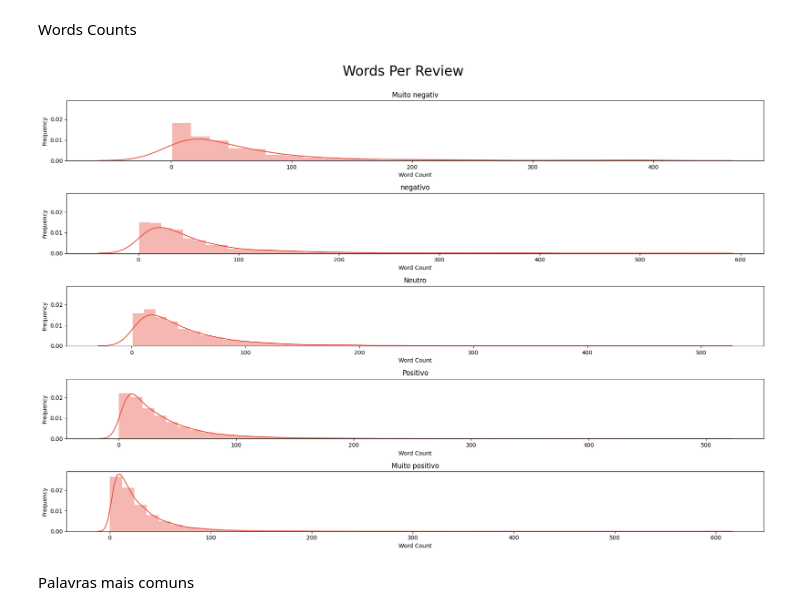
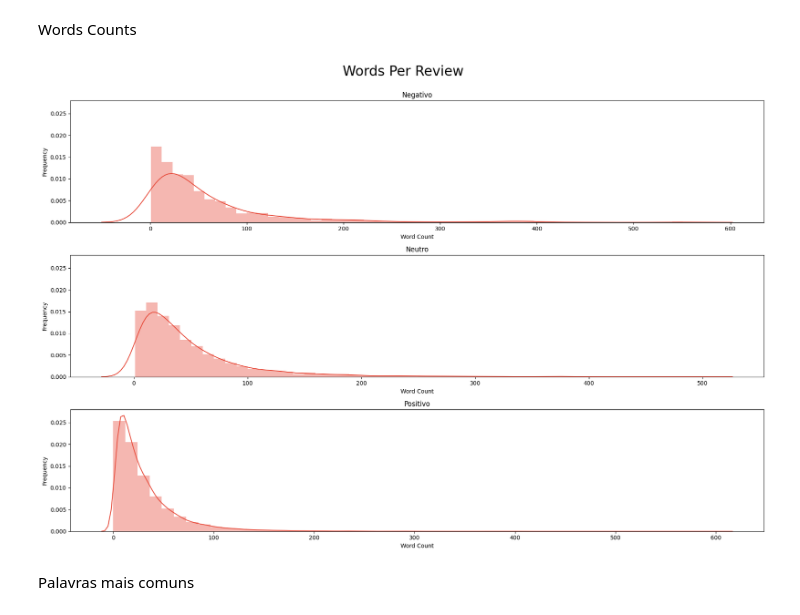
Before and after one commit to higordevellard/hotel_sentiment_analysis, a Jupyter notebook: NLP_Hotel_Reviews.ipynb, the cells around one changed output. Drawn from its saved outputs; the diff is of its cells as text; code cells hidden in the pictures.

```diff
--- a/NLP_Hotel_Reviews.ipynb
+++ b/NLP_Hotel_Reviews.ipynb
@@ -268,31 +268,23 @@ dataset.head()
 Considerando que no atributo "Reviewer_Score" é dada uma nota ao hotel, será dado uma classificação para cada faixa de nota.
 # %%
 def assign_value(x):
-    if x < 3:
+    if x < 4:
         return 0
-    elif x >= 3 and x < 5:
+    elif x >= 4 and x < 6:
         return 1
-    elif x >= 5 and x < 6:
+    elif x >= 6:
         return 2
-    elif x >= 6 and x < 8:
-        return 3
-    else:
-        return 4
 
 dataset["review_classification"] = dataset["Reviewer_Score"].apply(assign_value)
 # %%
 # label to name
 def label2name(x):
     if x == 0:
-        return "Muito Negativo"
+        return "Negativo"
     if x == 1:
-        return "Negativo"
+        return "Neutro"
     if x == 2:
-        return "Neutro"
-    if x == 3:
         return "Positivo"
-    if x == 4:
-        return "Muito Positivo"
 # %%
 dataset_2 = dataset[["review", "Average_Score", "review_classification"]]
 dataset_2["label_name"] = dataset_2["review_classification"].apply(lambda x: label2name(x))
@@ -523,32 +503,25 @@ plot_dist3(dataset_2[dataset_2['review_classification'] == 2], 'Character Count'
 # %% [markdown]
 Words Counts
 # %%
-def plot_word_number_histogram(texta, textyb, textc, textd, texte):
+def plot_word_number_histogram(texta, textyb, textc):
 
     """A function for comparing word counts"""
 
-    fig, axes = plt.subplots(ncols=1, nrows=5, figsize=(18, 12), sharey=True)
+    fig, axes = plt.subplots(ncols=1, nrows=3, figsize=(18, 12), sharey=True)
     sns.distplot(texta.str.split().map(lambda x: len(x)), ax=axes[0], color='#e74c3c')
     sns.distplot(textyb.str.split().map(lambda x: len(x)), ax=axes[1], color='#e74c3c')
     sns.distplot(textc.str.split().map(lambda x: len(x)), ax=axes[2], color='#e74c3c')
-    sns.distplot(textd.str.split().map(lambda x: len(x)), ax=axes[3], color='#e74c3c')
-    sns.distplot(texte.str.split().map(lambda x: len(x)), ax=axes[4], color='#e74c3c')
+
 
     axes[0].set_xlabel('Word Count')
     axes[0].set_ylabel('Frequency')
-    axes[0].set_title('Muito negativ')
+    axes[0].set_title('Negativo')
     axes[1].set_xlabel('Word Count')
     axes[1].set_ylabel('Frequency')
-    axes[1].set_title('negativo')
+    axes[1].set_title('Neutro')
     axes[2].set_xlabel('Word Count')
     axes[2].set_ylabel('Frequency')
-    axes[2].set_title('Neutro')
-    axes[3].set_xlabel('Word Count')
-    axes[3].set_ylabel('Frequency')
-    axes[3].set_title('Positivo')
-    axes[4].set_xlabel('Word Count')
-    axes[4].set_ylabel('Frequency')
-    axes[4].set_title('Muito positivo')
+    axes[2].set_title('Positivo')
 
     fig.suptitle('Words Per Review', fontsize=24, va='baseline')
 
@@ -556,12 +529,10 @@ def plot_word_number_histogram(texta, textyb, textc, textd, texte):
 # %%
 plot_word_number_histogram(dataset_2[dataset_2['review_classification'] == 0]['review'],
                            dataset_2[dataset_2['review_classification'] == 1]['review'],
                            dataset_2[dataset_2['review_classification'] == 2]['review'],
-                           dataset_2[dataset_2['review_classification'] == 3]['review'],
-                           dataset_2[dataset_2['review_classification'] == 4]['review'],
                           )
 # %% [output]
-[figure, old version]
+[figure, new version]
 # %%
 # remove punk
 dataset_2['tokenized_review'] = dataset_2['tokenized_review'].apply(lambda x: remove_punct(x))
```
Also changed, not shown: parts of 23 cells of this notebook.
